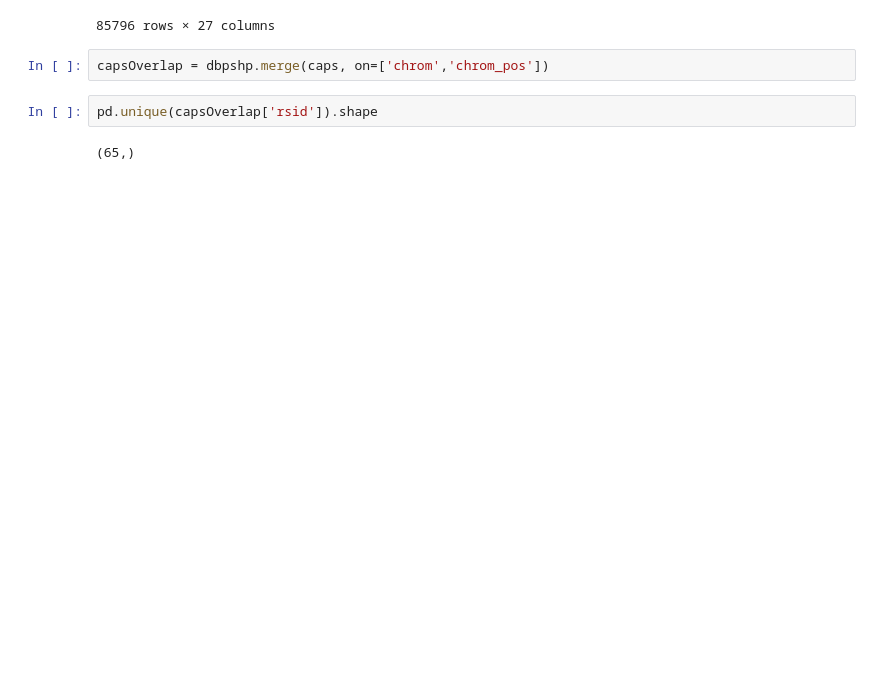
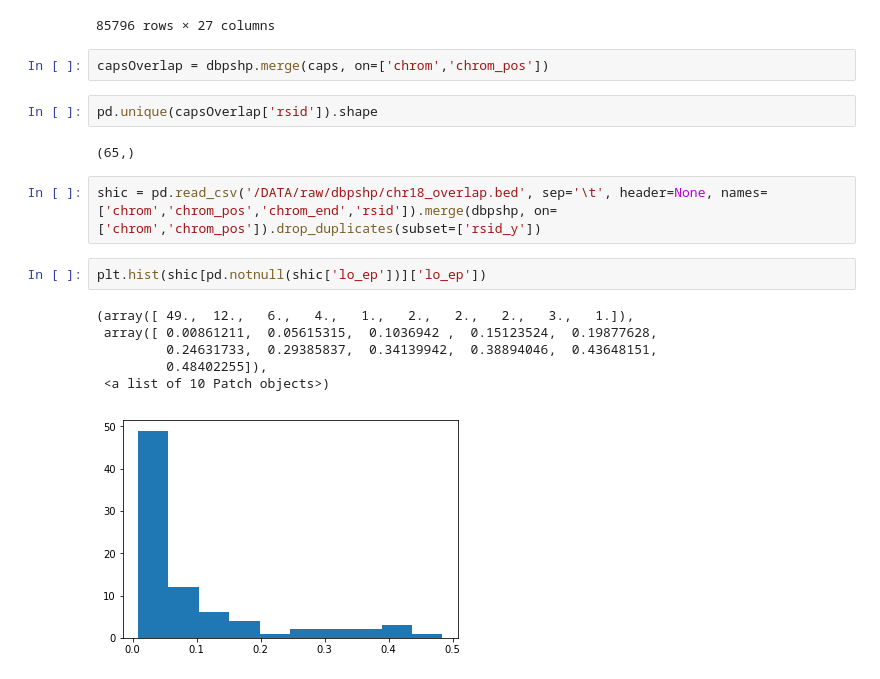
Before and after one commit to patelravip/dbPSHP, a Jupyter notebook: Overlap SNPs.ipynb, the cells around one changed output. Saved outputs shown, nothing was run; the diff lists cells and outputs as text; blank space fills up the shorter version.

Commit message:
Updated overlaps

```diff
--- a/Overlap SNPs.ipynb
+++ b/Overlap SNPs.ipynb
@@ -66,3 +70,14 @@ capsOverlap = dbpshp.merge(caps, on=['chrom','chrom_pos'])
 pd.unique(capsOverlap['rsid']).shape
 # %% [output]
 (65,)
+# %%
+shic = pd.read_csv('/DATA/raw/dbpshp/chr18_overlap.bed', sep='\t', header=None, names=['chrom','chrom_pos','chrom_end','rsid']).merge(dbpshp, on=['chrom','chrom_pos']).drop_duplicates(subset=['rsid_y'])
+# %%
+plt.hist(shic[pd.notnull(shic['lo_ep'])]['lo_ep'])
+# %% [output]
+(array([ 49.,  12.,   6.,   4.,   1.,   2.,   2.,   2.,   3.,   1.]),
+ array([ 0.00861211,  0.05615315,  0.1036942 ,  0.15123524,  0.19877628,
+         0.24631733,  0.29385837,  0.34139942,  0.38894046,  0.43648151,
+         0.48402255]),
+ <a list of 10 Patch objects>)
+[figure, added]
```
Also changed, not shown: parts of 7 cells of this notebook, 2 other files.
